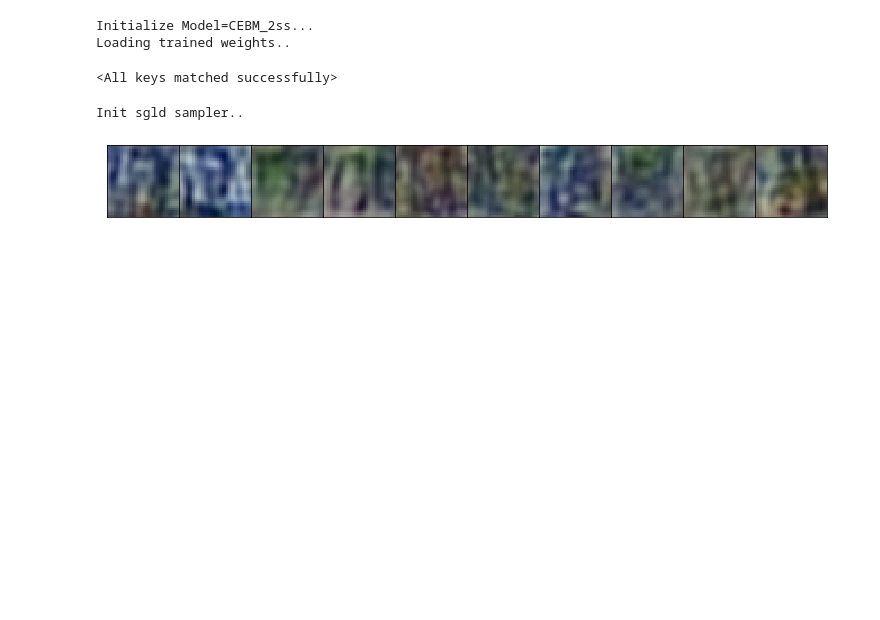
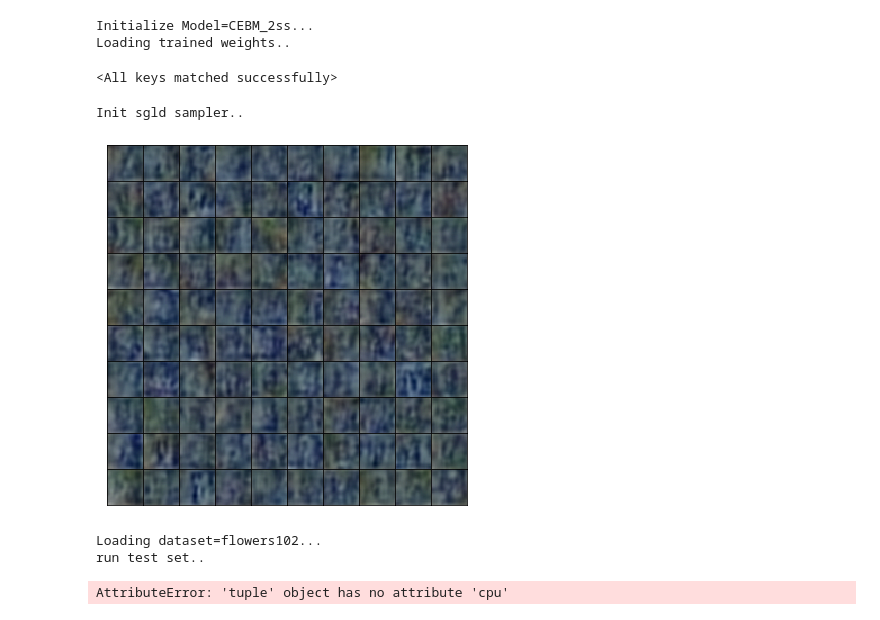
Before and after one commit to hao-w/cebm, a Jupyter notebook: sebm/notebooks/testing-cebm-sgld.ipynb, the cells around one changed output. Saved outputs shown, nothing was run; the diff lists cells and outputs as text; code cells hidden in the pictures; blank space fills up the shorter version.

Commit message:
implemented JWs proposal;added ImageNet dataset

```diff
--- a/sebm/notebooks/testing-cebm-sgld.ipynb
+++ b/sebm/notebooks/testing-cebm-sgld.ipynb
@@ -4,7 +4,7 @@ import torch
 from sebm.cebm_sgld import SGLD_sampler
 from sebm.models import CEBM_1ss, CEBM_2ss
 
-dataset =  'svhn' # 'cifar10' # 'mnist' #  'flowers102' #
+dataset =  'imagenet' # 'svhn' # 'cifar10' # 'mnist' #  'flowers102' #
 if dataset == 'mnist':
     input_channels, im_height, im_width = 1, 28, 28
 else:
@@ -15,17 +15,16 @@ depth = 28
 width = 10
 ss = 2
 seed = 1
-lr = 5e-5
+lr = 1e-5
 latent_dim = 128
 data_noise_std = 3e-2
 sgld_noise_std = 7.5e-3
 sgld_lr = 2.0
-sgld_num_steps = 50
+sgld_num_steps = 100
 reg_alpha = 5e-3
 activation = 'Swish'
 buffer_init = True
 buffer_dup_allowed = True
-# load_version = 'cebm-ss=%s-dataset=%s-seed=%s-lr=%s-latentdim=%s-data_noise_std=%s-sgld_noise_std=%s-sgld_lr=%s-sgld_num_steps=%s-buffer_size=5000-buffer_percent=0.95-buffer_init=%s-dup_allowed=%s-reg_alpha=%s-act=%s-arch=%s' % (ss, dataset, seed, lr, latent_dim, data_noise_std, sgld_noise_std, sgld_lr, sgld_num_steps, buffer_init, buffer_dup_allowed, reg_alpha, activation, arch)
 load_version = 'cebm_%sss-d=%s-seed=%d-lr=%s-zd=%d-d_ns=%s-sgld_ns=%s-sgld_lr=%s-sgld_steps=%s-b_size=5000-b_freq=0.95-b_init=%s-dup=%s-reg=%s-act=%s-arch=%s' % (ss, dataset, seed, lr, latent_dim, data_noise_std, sgld_noise_std, sgld_lr, sgld_num_steps, buffer_init, buffer_dup_allowed, reg_alpha, activation, arch)
 model = eval('CEBM_%sss' % ss)
 print('Initialize Model=%s...' % model.__name__)
@@ -70,14 +69,14 @@ print('Init sgld sampler..')
 sgld_sampler = SGLD_sampler(device=device,
                             input_channels=input_channels,
                             noise_std=1e-3,
-                            lr=1.0,
+                            lr=2.0,
                             pixel_size=im_height,
                             buffer_size=1000,
                             buffer_percent=0.95,
                             buffer_init=False,
                             buffer_dup_allowed=False)
 
-test_batch_size = 10
+test_batch_size = 100
 images_ebm = sgld_sampler.sample(ebm=ebm,
                                       batch_size=test_batch_size,
                                       num_steps=1000,
@@ -86,11 +85,15 @@ images_ebm = sgld_sampler.sample(ebm=ebm,
 Init sgld sampler..
 # %%
 from sebm.eval import plot_samples, compress_tsne, plot_tsne
-plot_samples(images_ebm, data_name=dataset)
+plot_samples(images_ebm, fs=5)
 # %% [output]
-[figure, old version]
+[figure, new version]
 # %%
 data_dir = '../../../sebm_data/'
 num_classes = 10
 zs2, ys = compress_tsne(dataset, data_dir, ebm, device, data_noise_std)
 plot_tsne(num_classes, zs2, ys)
+# %% [output]
+Loading dataset=flowers102...
+run test set..
+AttributeError: 'tuple' object has no attribute 'cpu'
```
Also changed, not shown: parts of 2 cells of this notebook, 5 other files.
